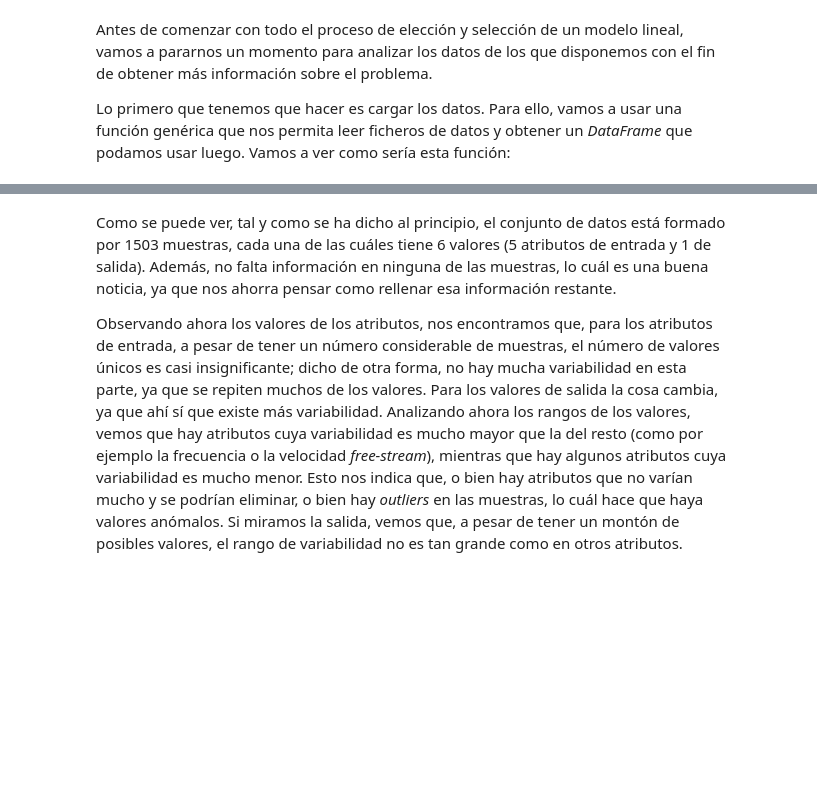
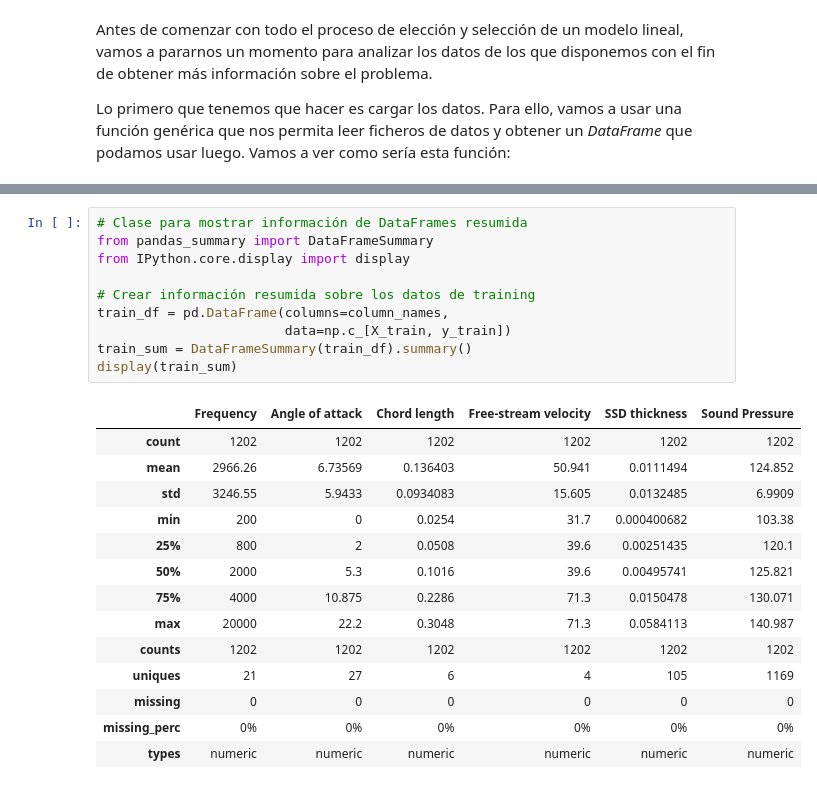
Before and after one commit to Vol0kin/ugr_aprendizaje_automatico, a Jupyter notebook: P3/memoria.ipynb, the cells around one changed output, grey strips where cells are left out. Drawn from its saved outputs; the diff is of its cells as text; blank space fills up the shorter version.

```diff
--- a/P3/memoria.ipynb
+++ b/P3/memoria.ipynb
@@ -95,11 +103,25 @@ dtype: float64
-# %% [markdown]
-Como se puede ver, tal y como se ha dicho al principio, el conjunto de datos está formado por 1503 muestras, cada
-una de las cuáles tiene 6 valores (5 atributos de entrada y 1 de salida). Además, no falta información en ninguna
-de las muestras, lo cuál es una buena noticia, ya que nos ahorra pensar como rellenar esa información restante.
-
-Observando ahora los valores de los atributos, nos encontramos que, para los atributos de entrada, a pesar de
-tener un número considerable de muestras, el número de valores únicos es casi insignificante; dicho de otra forma,
-no hay mucha variabilidad en esta parte, ya que se repiten muchos de los valores. Para los valores de salida la
-cosa cambia, ya que ahí sí que existe más variabilidad. Analizando ahora los rangos de los valores, vemos que hay atributos cuya variabilidad es mucho mayor que la del resto (como por ejemplo la frecuencia o la velocidad _free-stream_), mientras que hay algunos atributos cuya variabilidad es mucho menor. Esto nos indica que, o bien hay
-atributos que no varían mucho y se podrían eliminar, o bien hay _outliers_ en las muestras, lo cuál hace que
-haya valores anómalos. Si miramos la salida, vemos que, a pesar de tener un montón de posibles valores, el rango de variabilidad no es tan grande como en otros atributos.
+# %%
+# Clase para mostrar información de DataFrames resumida
+from pandas_summary import DataFrameSummary
+from IPython.core.display import display
+
+# Crear información resumida sobre los datos de training
+train_df = pd.DataFrame(columns=column_names,
+                        data=np.c_[X_train, y_train])
+train_sum = DataFrameSummary(train_df).summary()
+display(train_sum)
+# %% [output]
+|  | Frequency | Angle of attack | Chord length | Free-stream velocity | SSD thickness | Sound Pressure |
+| count | 1202 | 1202 | 1202 | 1202 | 1202 | 1202 |
+| mean | 2966.26 | 6.73569 | 0.136403 | 50.941 | 0.0111494 | 124.852 |
+| std | 3246.55 | 5.9433 | 0.0934083 | 15.605 | 0.0132485 | 6.9909 |
+| min | 200 | 0 | 0.0254 | 31.7 | 0.000400682 | 103.38 |
+| 25% | 800 | 2 | 0.0508 | 39.6 | 0.00251435 | 120.1 |
+| 50% | 2000 | 5.3 | 0.1016 | 39.6 | 0.00495741 | 125.821 |
+| 75% | 4000 | 10.875 | 0.2286 | 71.3 | 0.0150478 | 130.071 |
+| max | 20000 | 22.2 | 0.3048 | 71.3 | 0.0584113 | 140.987 |
+| counts | 1202 | 1202 | 1202 | 1202 | 1202 | 1202 |
+| uniques | 21 | 27 | 6 | 4 | 105 | 1169 |
+| missing | 0 | 0 | 0 | 0 | 0 | 0 |
+| missing_perc | 0% | 0% | 0% | 0% | 0% | 0% |
+| types | numeric | numeric | numeric | numeric | numeric | numeric |
```
Also changed, not shown: parts of 15 cells of this notebook, 3 other files.
